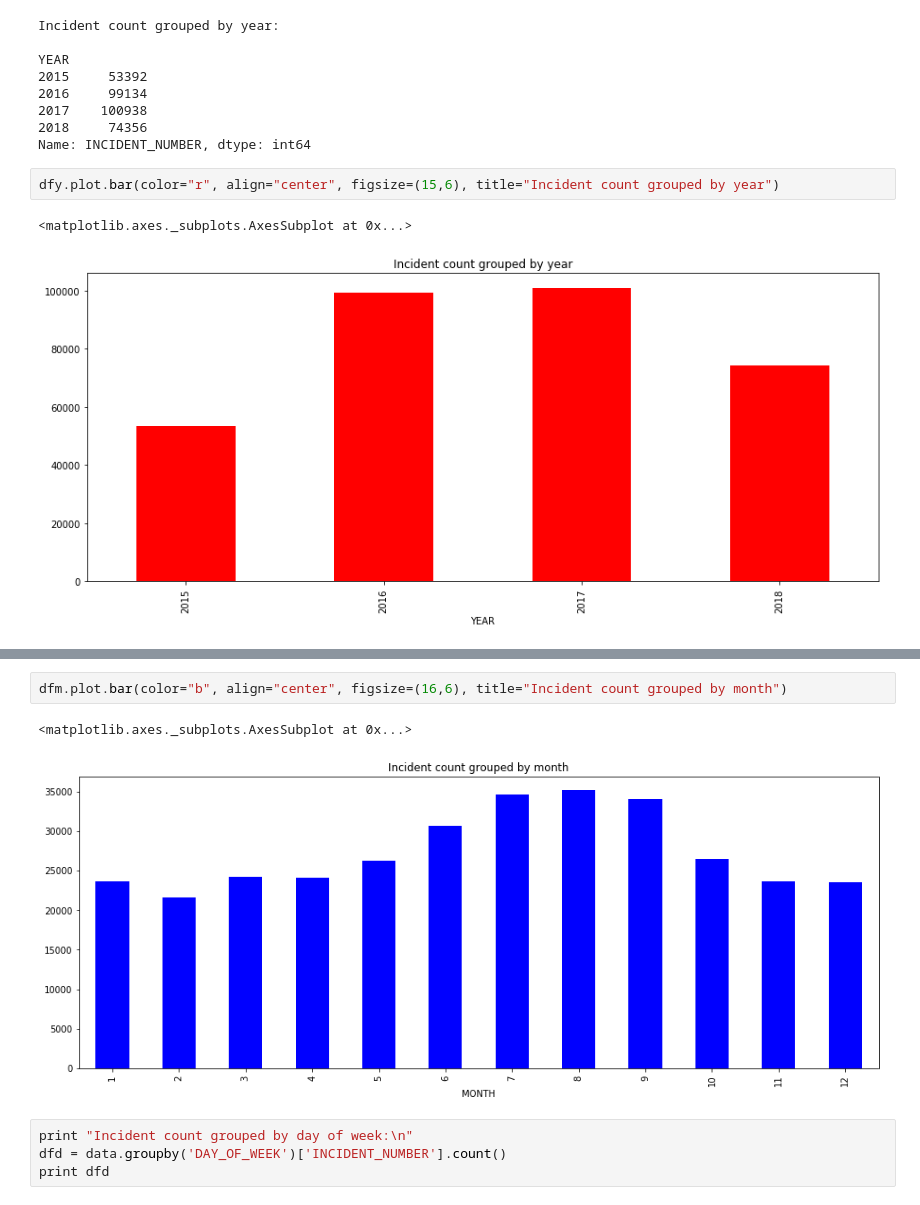
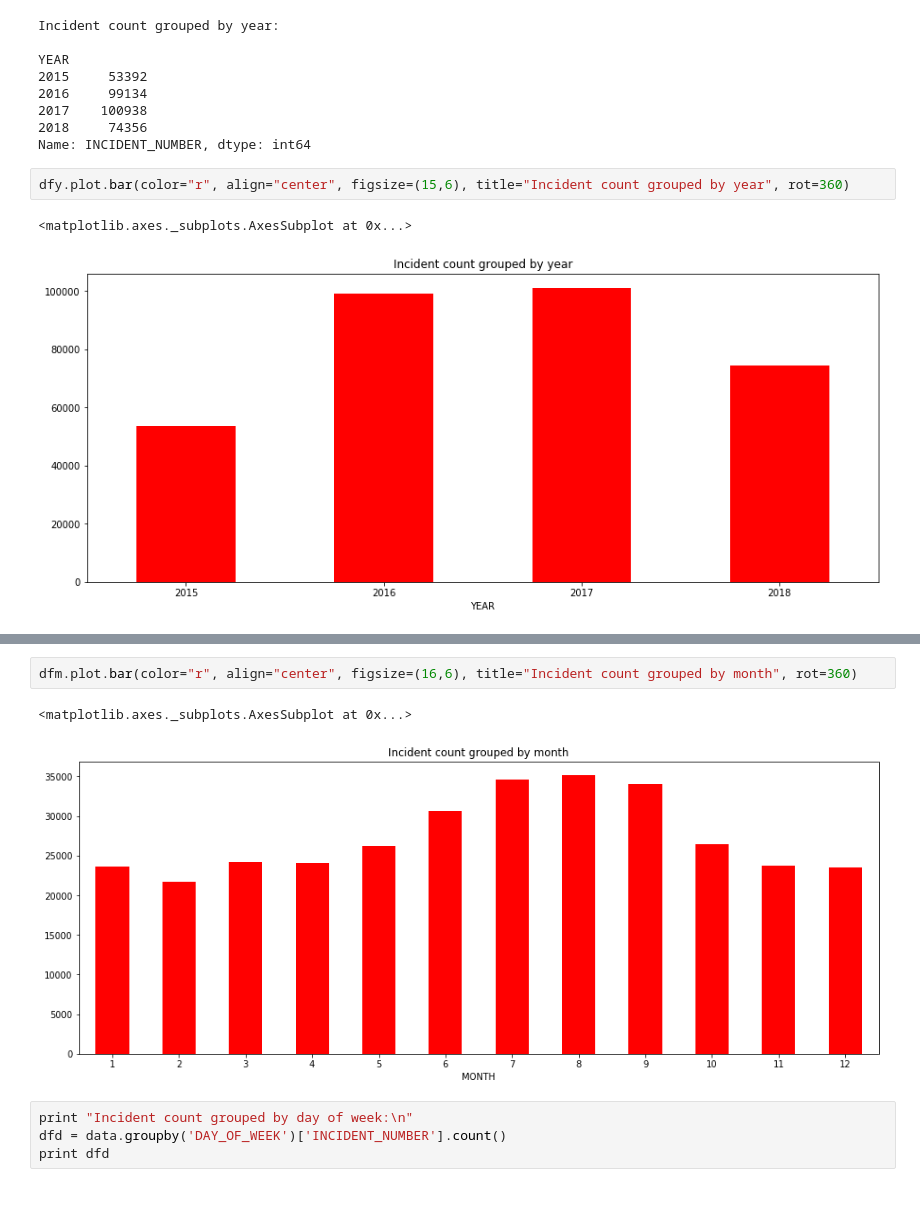
Before and after one commit to errikosg/Data-Analysis_Boston-Crimes, a Jupyter notebook: exercise.ipynb, the cells around one changed output, grey strips where cells are left out. Drawn from its saved outputs; the diff is of its cells as text.

```diff
--- a/exercise.ipynb
+++ b/exercise.ipynb
@@ -114,10 +114,10 @@ YEAR
 2018     74356
 Name: INCIDENT_NUMBER, dtype: int64
 # %%
-dfy.plot.bar(color="r", align="center", figsize=(15,6), title="Incident count grouped by year")
+dfy.plot.bar(color="r", align="center", figsize=(15,6), title="Incident count grouped by year", rot=360)
 # %% [output]
 <matplotlib.axes._subplots.AxesSubplot at 0x...>
-[figure, old version]
+[figure, new version]
 # %%
 print "Incident count grouped by month:\n"
 dfm = data.groupby('MONTH')['INCIDENT_NUMBER'].count()
@@ -140,10 +140,10 @@ MONTH
 12    23484
 Name: INCIDENT_NUMBER, dtype: int64
 # %%
-dfm.plot.bar(color="b", align="center", figsize=(16,6), title="Incident count grouped by month")
+dfm.plot.bar(color="r", align="center", figsize=(16,6), title="Incident count grouped by month", rot=360)
 # %% [output]
 <matplotlib.axes._subplots.AxesSubplot at 0x...>
-[figure, old version]
+[figure, new version]
 # %%
 print "Incident count grouped by day of week:\n"
 dfd = data.groupby('DAY_OF_WEEK')['INCIDENT_NUMBER'].count()
```
Also changed, not shown: parts of 22 cells of this notebook.
